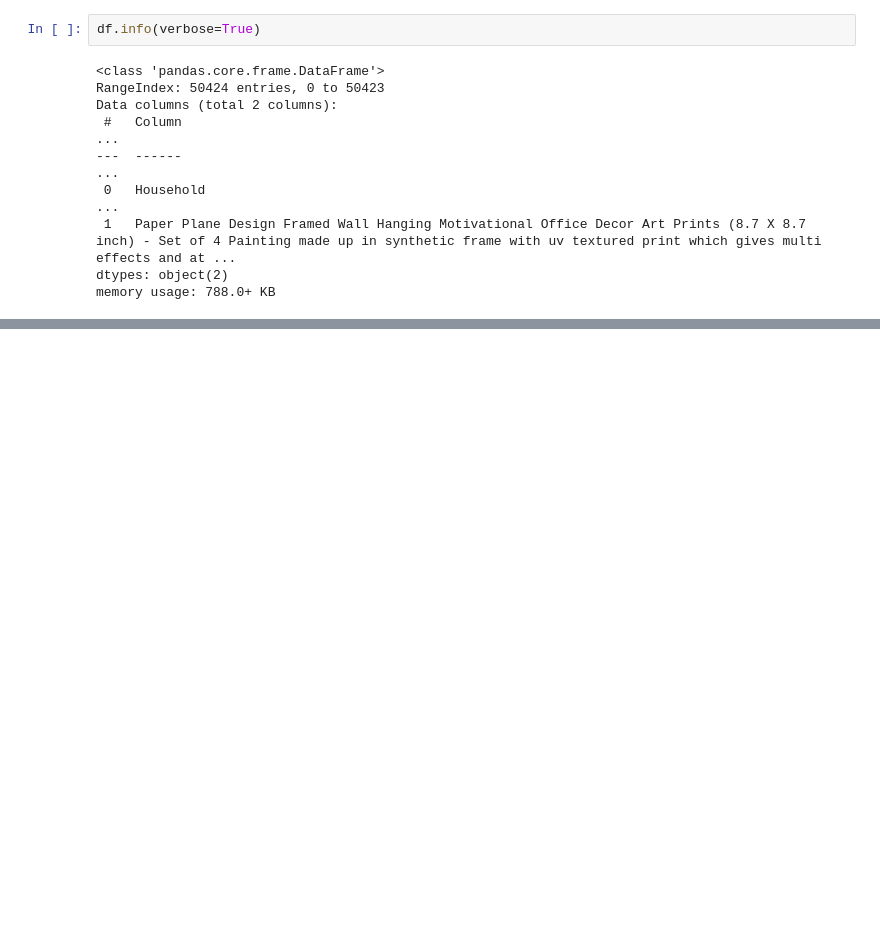
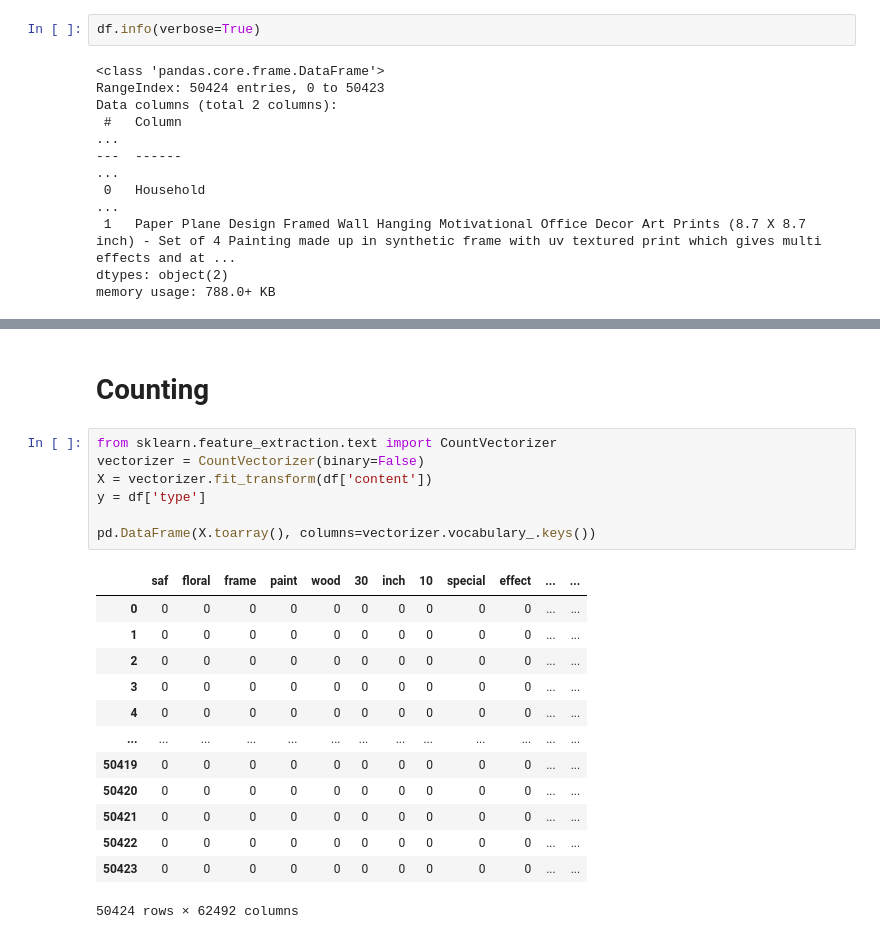
Before and after one commit to AmgadEbaid/nlp, a Jupyter notebook: classifer.ipynb, the cells around one changed output, grey strips where cells are left out. Cells and saved outputs as stored; diff of their text form; blank space fills up the shorter version.

```diff
--- a/classifer.ipynb
+++ b/classifer.ipynb
@@ -80,0 +244,23 @@ TypeError: expected string or bytes-like object, got 'float'
+# %% [markdown]
+# Counting
+# %%
+from sklearn.feature_extraction.text import CountVectorizer
+vectorizer = CountVectorizer(binary=False)
+X = vectorizer.fit_transform(df['content'])
+y = df['type']
+
+pd.DataFrame(X.toarray(), columns=vectorizer.vocabulary_.keys())
+# %% [output]
+|  | saf | floral | frame | paint | wood | 30 | inch | 10 | special | effect | ... | ... |
+| 0 | 0 | 0 | 0 | 0 | 0 | 0 | 0 | 0 | 0 | 0 | ... | ... |
+| 1 | 0 | 0 | 0 | 0 | 0 | 0 | 0 | 0 | 0 | 0 | ... | ... |
+| 2 | 0 | 0 | 0 | 0 | 0 | 0 | 0 | 0 | 0 | 0 | ... | ... |
+| 3 | 0 | 0 | 0 | 0 | 0 | 0 | 0 | 0 | 0 | 0 | ... | ... |
+| 4 | 0 | 0 | 0 | 0 | 0 | 0 | 0 | 0 | 0 | 0 | ... | ... |
+| ... | ... | ... | ... | ... | ... | ... | ... | ... | ... | ... | ... | ... |
+| 50419 | 0 | 0 | 0 | 0 | 0 | 0 | 0 | 0 | 0 | 0 | ... | ... |
+| 50420 | 0 | 0 | 0 | 0 | 0 | 0 | 0 | 0 | 0 | 0 | ... | ... |
+| 50421 | 0 | 0 | 0 | 0 | 0 | 0 | 0 | 0 | 0 | 0 | ... | ... |
+| 50422 | 0 | 0 | 0 | 0 | 0 | 0 | 0 | 0 | 0 | 0 | ... | ... |
+| 50423 | 0 | 0 | 0 | 0 | 0 | 0 | 0 | 0 | 0 | 0 | ... | ... |
+50424 rows × 62492 columns
```
Also changed, not shown: parts of 25 cells of this notebook, 1 other file.
